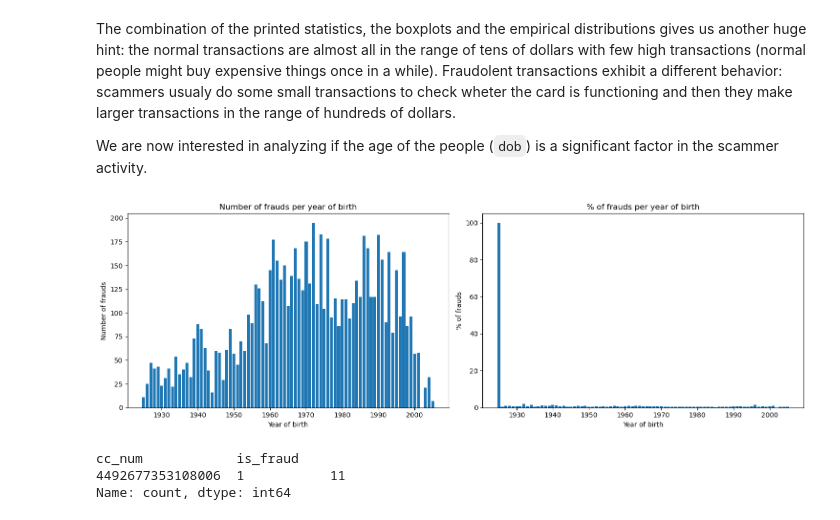
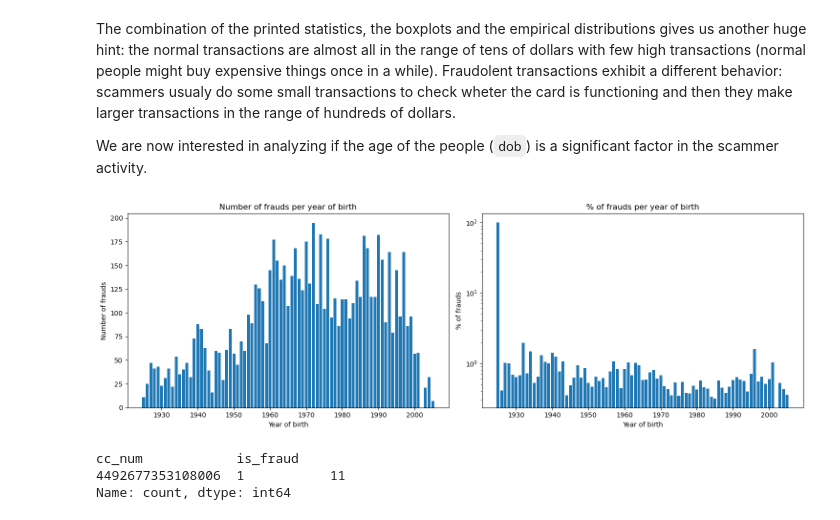
Before and after one commit to giorgiozoccatelli/Fraud-Detection, a Jupyter notebook: creditfraud.ipynb, the cells around one changed output. Drawn from its saved outputs; the diff is of its cells as text; code cells hidden in the pictures.

```diff
--- a/creditfraud.ipynb
+++ b/creditfraud.ipynb
@@ -222,28 +245,29 @@ We are now interested in analyzing if the age of the people (`dob`) is a signifi
 # %%
 trans_yob = df["dob"].dt.year
 fraud_yob = df[df["is_fraud"] == 1]["dob"].dt.year
 trans_yob_counts = trans_yob.value_counts().sort_index()
 fraud_yob_counts = fraud_yob.value_counts().sort_index()
 perc_frauds_yob = (fraud_yob_counts / trans_yob_counts) * 100
 
 fig, ax = plt.subplots(ncols=2, figsize=(15, 5))
 
 ax[0].bar(fraud_yob_counts.index, fraud_yob_counts.values)
 ax[0].set_xlabel("Year of birth")
 ax[0].set_ylabel("Number of frauds")
 ax[0].set_title("Number of frauds per year of birth")
 
 
 ax[1].bar(perc_frauds_yob.index, perc_frauds_yob.values)
 ax[1].set_xlabel("Year of birth")
 ax[1].set_ylabel("% of frauds")
+ax[1].set_yscale("log")
 ax[1].set_title("% of frauds per year of birth")
 
 
 plt.tight_layout()
 plt.show()
 # %% [output]
-[figure, old version]
+[figure, new version]
 # %%
 df[df["dob"].dt.year==1925][["cc_num","is_fraud"]].value_counts()
 # %% [output]
```
Also changed, not shown: parts of 5 cells of this notebook.
